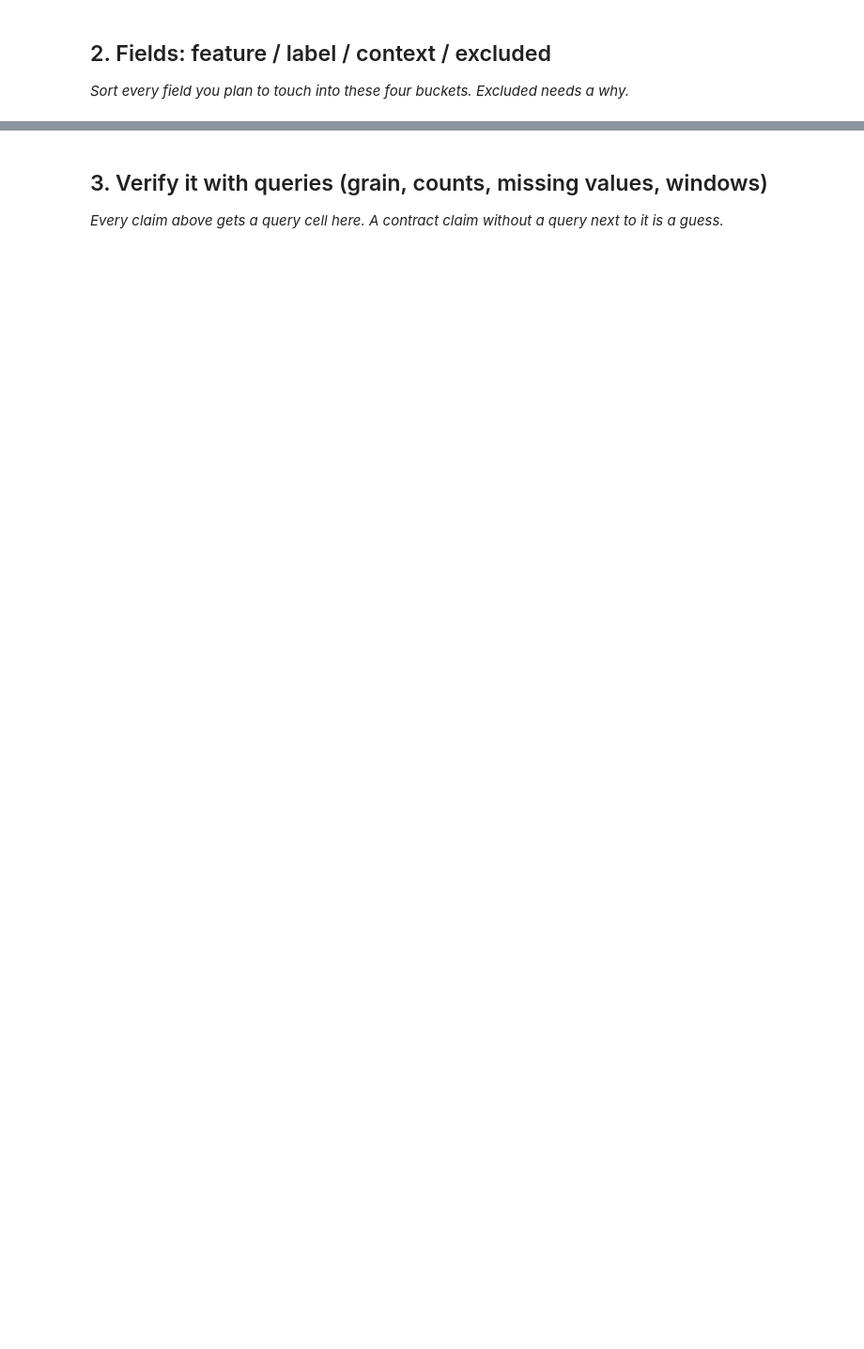
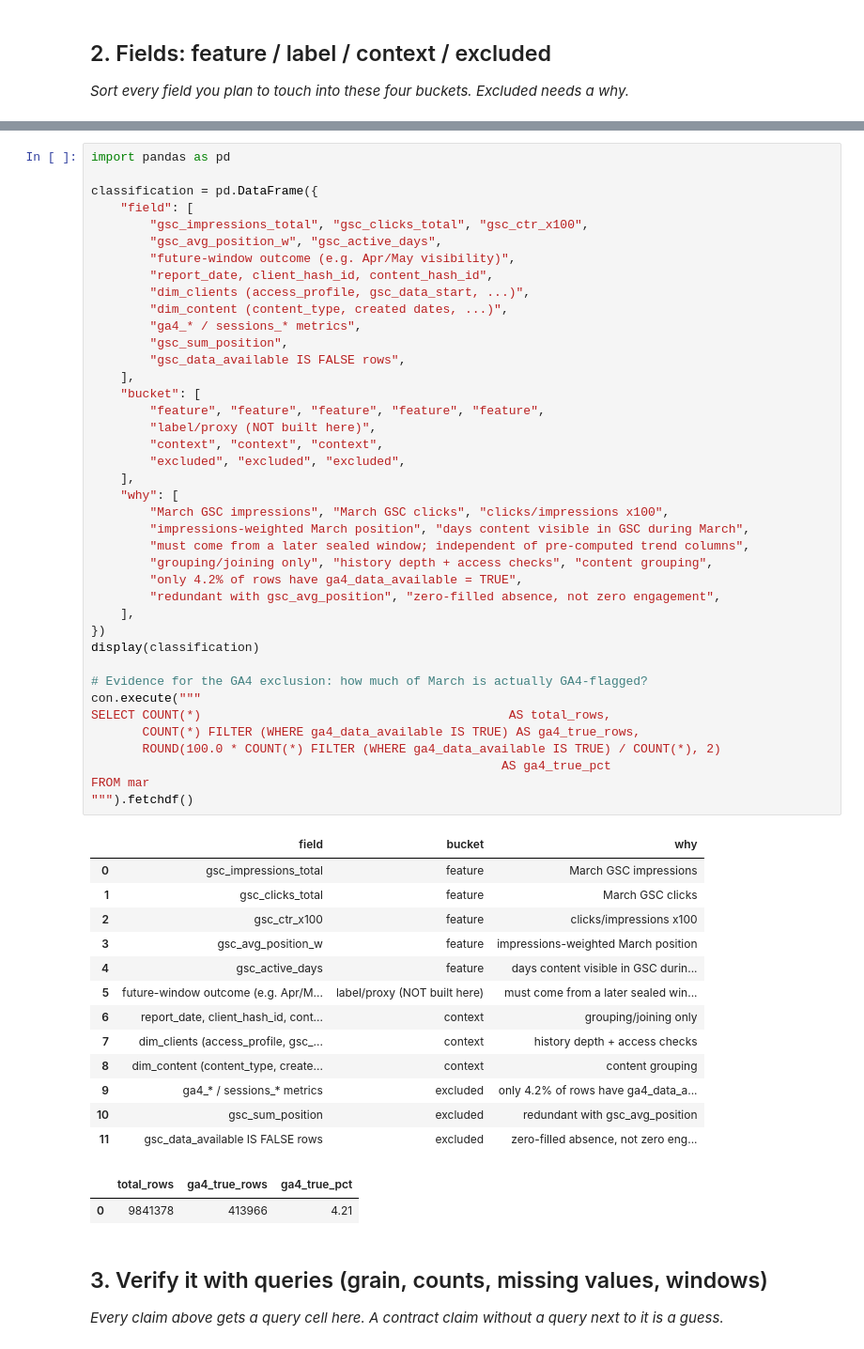
Before and after one commit to Vishal-141206/flyrank-ml-internship, a Jupyter notebook: work/notebooks/w03_data_contract.ipynb, the cells around one changed output, grey strips where cells are left out. Shown at 94% size. Drawn from its saved outputs; the diff is of its cells as text; blank space fills up the shorter version.

```diff
--- a/work/notebooks/w03_data_contract.ipynb
+++ b/work/notebooks/w03_data_contract.ipynb
@@ -23,3 +133,59 @@ This skeleton is yours to fill. Work the sections **in order** — each one has
+# %%
+import pandas as pd
+
+classification = pd.DataFrame({
+    "field": [
+        "gsc_impressions_total", "gsc_clicks_total", "gsc_ctr_x100",
+        "gsc_avg_position_w", "gsc_active_days",
+        "future-window outcome (e.g. Apr/May visibility)",
+        "report_date, client_hash_id, content_hash_id",
+        "dim_clients (access_profile, gsc_data_start, ...)",
+        "dim_content (content_type, created dates, ...)",
+        "ga4_* / sessions_* metrics",
+        "gsc_sum_position",
+        "gsc_data_available IS FALSE rows",
+    ],
+    "bucket": [
+        "feature", "feature", "feature", "feature", "feature",
+        "label/proxy (NOT built here)",
+        "context", "context", "context",
+        "excluded", "excluded", "excluded",
+    ],
+    "why": [
+        "March GSC impressions", "March GSC clicks", "clicks/impressions x100",
+        "impressions-weighted March position", "days content visible in GSC during March",
+        "must come from a later sealed window; independent of pre-computed trend columns",
+        "grouping/joining only", "history depth + access checks", "content grouping",
+        "only 4.2% of rows have ga4_data_available = TRUE",
+        "redundant with gsc_avg_position", "zero-filled absence, not zero engagement",
+    ],
+})
+display(classification)
+
+# Evidence for the GA4 exclusion: how much of March is actually GA4-flagged?
+con.execute("""
+SELECT COUNT(*)                                          AS total_rows,
+       COUNT(*) FILTER (WHERE ga4_data_available IS TRUE) AS ga4_true_rows,
+       ROUND(100.0 * COUNT(*) FILTER (WHERE ga4_data_available IS TRUE) / COUNT(*), 2)
+                                                        AS ga4_true_pct
+FROM mar
+""").fetchdf()
+# %% [output]
+|  | field | bucket | why |
+| 0 | gsc_impressions_total | feature | March GSC impressions |
+| 1 | gsc_clicks_total | feature | March GSC clicks |
+| 2 | gsc_ctr_x100 | feature | clicks/impressions x100 |
+| 3 | gsc_avg_position_w | feature | impressions-weighted March position |
+| 4 | gsc_active_days | feature | days content visible in GSC durin... |
+| 5 | future-window outcome (e.g. Apr/M... | label/proxy (NOT built here) | must come from a later sealed win... |
+| 6 | report_date, client_hash_id, cont... | context | grouping/joining only |
+| 7 | dim_clients (access_profile, gsc_... | context | history depth + access checks |
+| 8 | dim_content (content_type, create... | context | content grouping |
+| 9 | ga4_* / sessions_* metrics | excluded | only 4.2% of rows have ga4_data_a... |
+| 10 | gsc_sum_position | excluded | redundant with gsc_avg_position |
+| 11 | gsc_data_available IS FALSE rows | excluded | zero-filled absence, not zero eng... |
+|  | total_rows | ga4_true_rows | ga4_true_pct |
+| 0 | 9841378 | 413966 | 4.21 |
 # %% [markdown]
 ## 3. Verify it with queries (grain, counts, missing values, windows)
 
```
Also changed, not shown: parts of 24 cells of this notebook.
